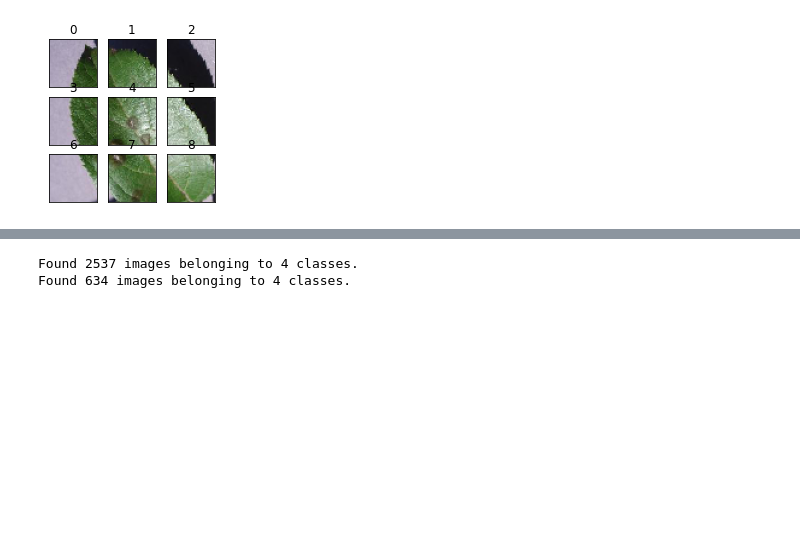
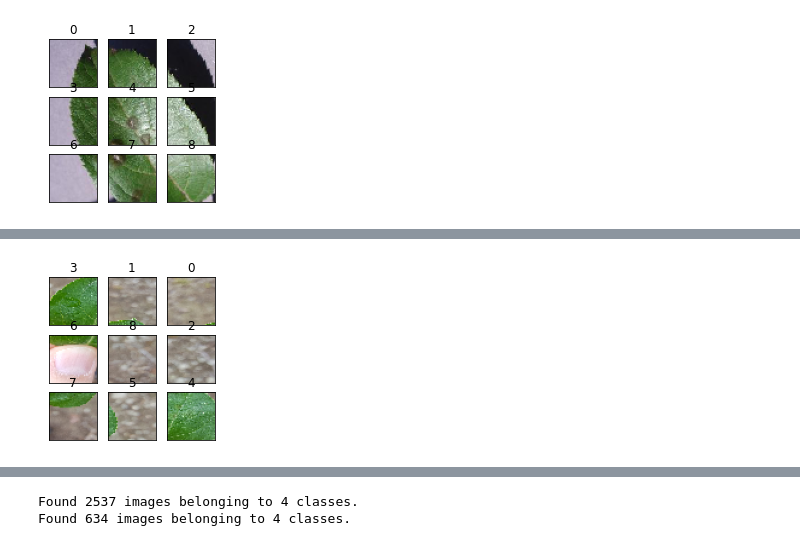
Before and after one commit to ge0metri/Deep-Learning-for-Visual-recognition-project, a Jupyter notebook: Notebook.ipynb, the cells around one changed output, grey strips where cells are left out. Drawn from its saved outputs; the diff is of its cells as text; code cells hidden in the pictures; blank space fills up the shorter version.

```diff
--- a/Notebook.ipynb
+++ b/Notebook.ipynb
@@ -102,3 +105,10 @@ showPermImg(X,y)
+# %%
+# Load image and preprocess it
+img1 = load_img('data_test/Plantdoc/Apple_leaf_test/20180511_091252-1gy5xf5-e1526048000596.jpg', target_size=(120, 120))
+img_data1 = img_to_array(img1, dtype = int)
+showPermImg(*getPermutation(img_data1))
+# %% [output]
+[figure, added]
 # %%
 from keras.preprocessing.image import Iterator
 from keras.utils.np_utils import to_categorical
```
Also changed, not shown: parts of 6 cells of this notebook, 4 other files.
